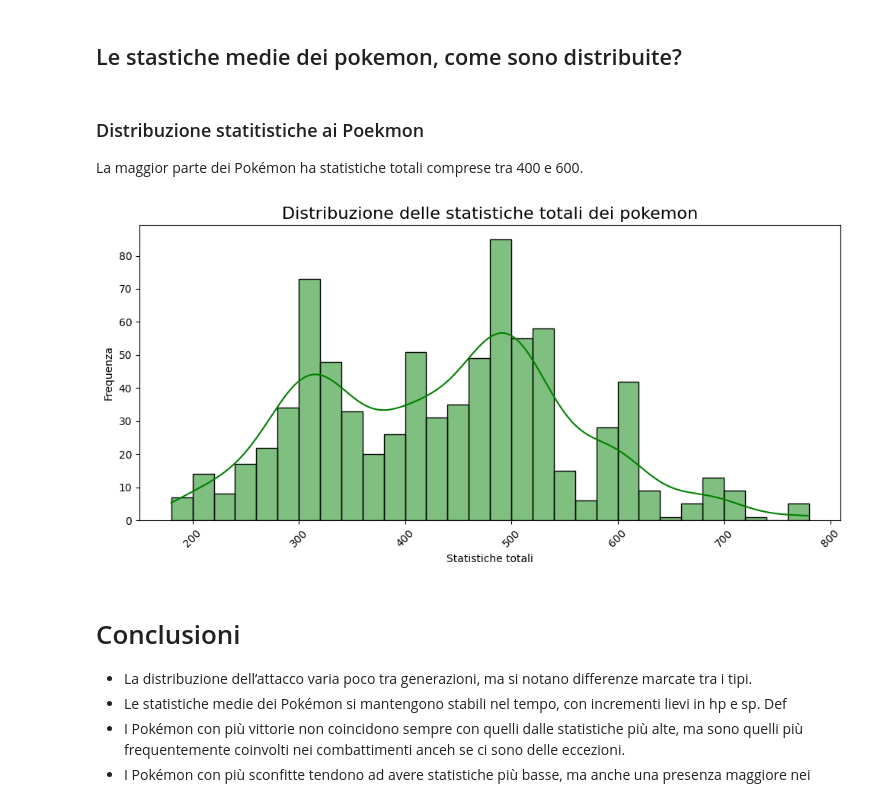
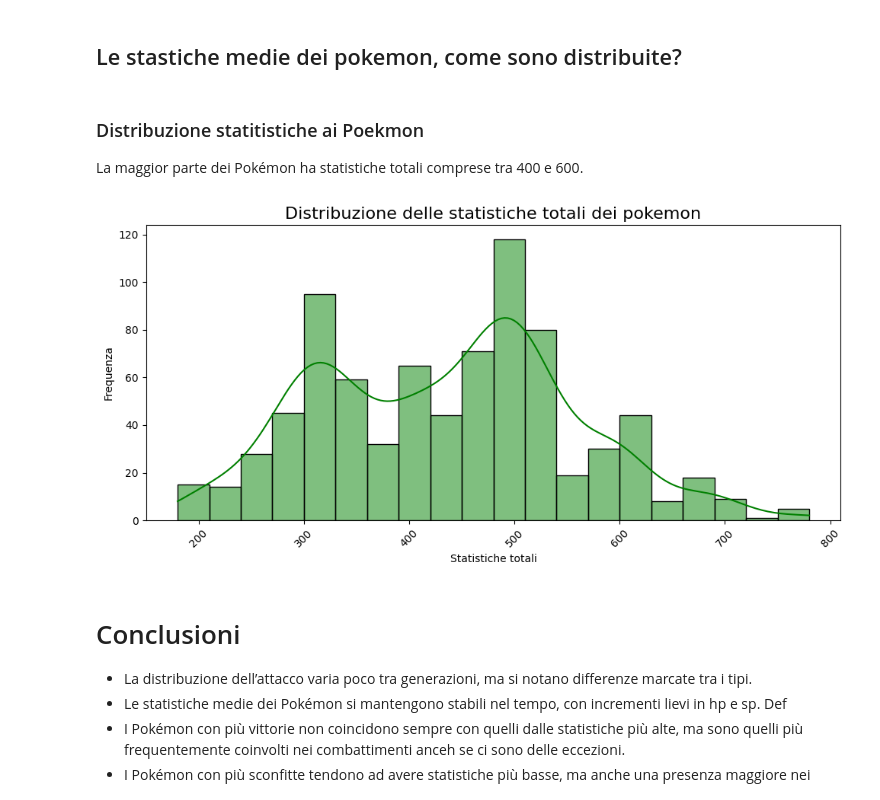
Before and after one commit to Nicolas173446/Progetto_173446, a Jupyter notebook: 173446_Progetto/173446_progetto.ipynb, the cells around one changed output. Cells and saved outputs as stored; diff of their text form; code cells hidden in the pictures.

```diff
--- a/173446_Progetto/173446_progetto.ipynb
+++ b/173446_Progetto/173446_progetto.ipynb
@@ -187,18 +187,18 @@ Alcuni Pokémon tendono a perdere frequentemente, probabilmente per debolezza o
 # %%
 df_pokemon['Total'] = df_pokemon[['HP', 'Attack', 'Defense', 'Sp. Atk', 'Sp. Def', 'Speed']].sum(axis=1)
 plt.figure(figsize=(10, 5))
-sns.histplot(df_pokemon['Total'], bins=30, kde=True, color='green')
+sns.histplot(df_pokemon['Total'], bins=20, kde=True, color='green')
 plt.title("Distribuzione delle statistiche totali dei pokemon", fontsize = 16)
 plt.xlabel("Statistiche totali")
 plt.ylabel("Frequenza")
 plt.xticks(rotation=45)
 plt.tight_layout()
 display(Markdown("###  Distribuzione statitistiche ai Poekmon \n\n La maggior parte dei Pokémon ha statistiche totali comprese tra 400 e 600."))
 # %% [output]
 ###  Distribuzione statitistiche ai Poekmon
 
  La maggior parte dei Pokémon ha statistiche totali comprese tra 400 e 600.
-[figure, old version]
+[figure, new version]
 # %% [markdown]
 # Conclusioni
 
```
Also changed, not shown: parts of 2 cells of this notebook, 1 other file.
